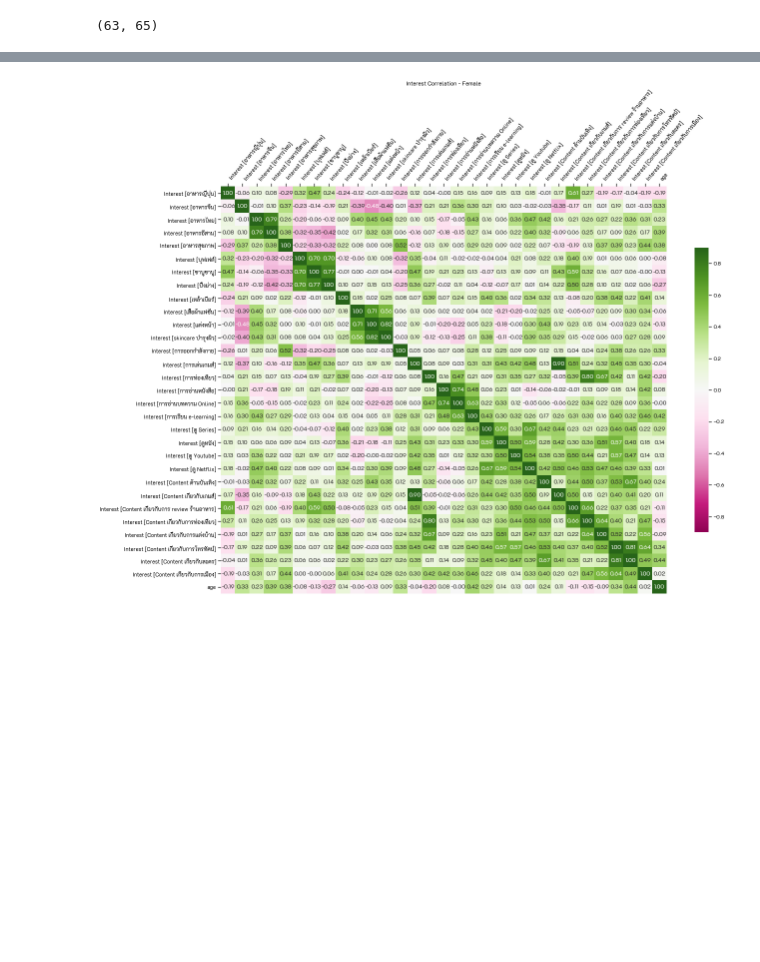
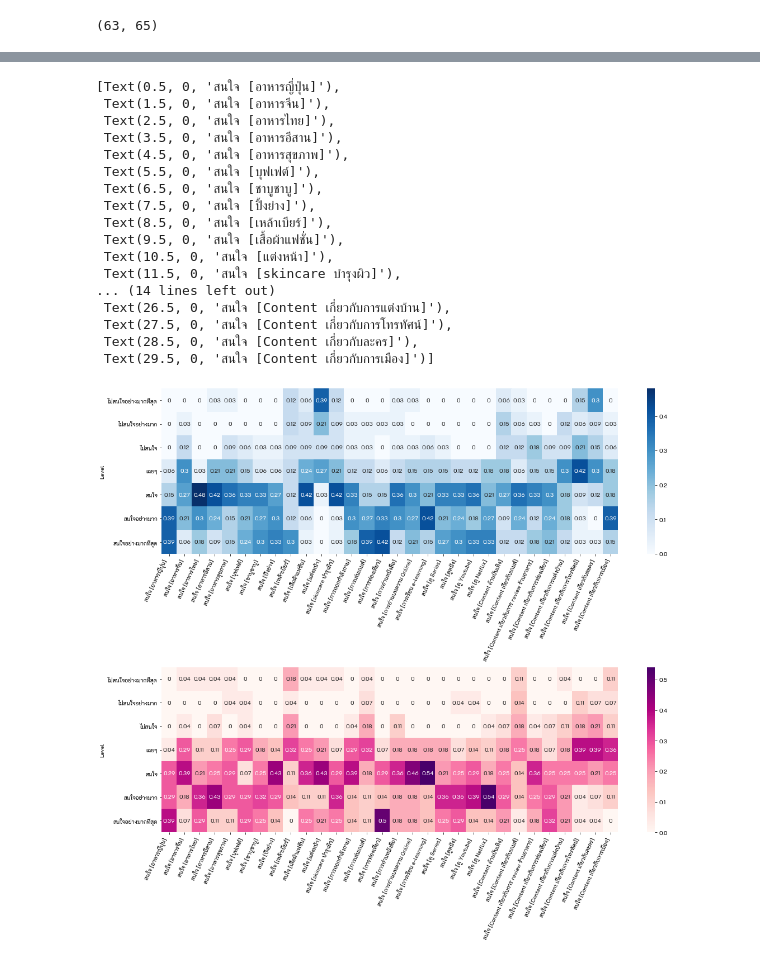
Before and after one commit to Udomsak-Putthasri/BADS7105-CRM-Analytics, a Jupyter notebook: Homework 01 - Analysis of Customer Behaviours/HW01_Costomer_Behaviors.ipynb, the cells around one changed output, grey strips where cells are left out. Cells and saved outputs as stored; diff of their text form; code cells hidden in the pictures; blank space fills up the shorter version.

```diff
--- a/Homework 01 - Analysis of Customer Behaviours/HW01_Costomer_Behaviors.ipynb
+++ b/Homework 01 - Analysis of Customer Behaviours/HW01_Costomer_Behaviors.ipynb
@@ -211,13 +94,58 @@ with sns.plotting_context("notebook", font_scale=.95):
-# %%
-
-with sns.plotting_context("notebook", font_scale=.95):
-    plt.figure(figsize=(20,15))
-    ax = sns.heatmap(intr_df[intr_df['gender']=='F'].corr(), cmap='PiYG', vmin=-.9, vmax=.9, annot=True, fmt='.2f', cbar_kws={"shrink":.70})
-    ax.xaxis.set_ticks_position('top')
-    ax.set_xticklabels(ax.get_xticklabels(), rotation=50, fontsize=11, ha='left')
-    ax.set_yticklabels(ax.get_yticklabels(), fontsize=11)
-    plt.title('Interest Correlation - Female')
-    plt.savefig('interest_corr_female.png', dpi=100)
-    plt.show()
-# %% [output]
-[figure, removed]
+# %%
+lst = list(df.columns.values)
+# %%
+#Interest
+#Overall
+alldf = df
+alldf = alldf[lst[:-35]]
+
+#Male
+mdf = df[df['gender']=='M']
+mdf = mdf[lst[:-35]]
+
+#Female
+fdf = df[df['gender']=='F']
+fdf = fdf[lst[:-35]]
+# %%
+def percent_interest (df):
+  dfnew = pd.DataFrame({'Level':intr_scale})
+  dfnew = dfnew.set_index('Level')
+  dfnew[lst[:-35]] = np.nan
+
+  for row in intr_scale:
+    for col in lst[:-35]:
+      dfnew.at[row, col] = round(np.sum(df[col]==row)/len(df),2)
+  return dfnew
+
+alldfPer = percent_interest(alldf)
+mdfPer = percent_interest(mdf)
+fdfPer = percent_interest(fdf)
+# %%
+plt.subplots(2,1, figsize=(16,14), tight_layout=True)
+
+plt.subplot(2,1,1)
+ax = sns.heatmap(mdfPer, annot=True, cmap = 'Blues')
+ax.set_xticklabels(ax.get_xticklabels(), rotation=65, ha='right')
+
+plt.subplot(2,1,2)
+ax = sns.heatmap(fdfPer, annot=True, cmap = 'RdPu')
+ax.set_xticklabels(ax.get_xticklabels(), rotation=65, ha='right')
+# %% [output]
+[Text(0.5, 0, 'สนใจ [อาหารญี่ปุ่น]'),
+ Text(1.5, 0, 'สนใจ [อาหารจึน]'),
+ Text(2.5, 0, 'สนใจ [อาหารไทย]'),
+ Text(3.5, 0, 'สนใจ [อาหารอีสาน]'),
+ Text(4.5, 0, 'สนใจ [อาหารสุขภาพ]'),
+ Text(5.5, 0, 'สนใจ [บุฟเฟต์]'),
+ Text(6.5, 0, 'สนใจ [ชาบูชาบู]'),
+ Text(7.5, 0, 'สนใจ [ปิ้งย่าง]'),
+ Text(8.5, 0, 'สนใจ [เหล้าเบียร์]'),
+ Text(9.5, 0, 'สนใจ [เสื้อผ้าแฟชั่น]'),
+ Text(10.5, 0, 'สนใจ [แต่งหน้า]'),
+ Text(11.5, 0, 'สนใจ [skincare บำรุงผิว]'),
+... (14 lines left out)
+ Text(26.5, 0, 'สนใจ [Content เกี่ยวกับการแต่งบ้าน]'),
+ Text(27.5, 0, 'สนใจ [Content เกี่ยวกับการโทรทัศน์]'),
+ Text(28.5, 0, 'สนใจ [Content เกี่ยวกับละคร]'),
+ Text(29.5, 0, 'สนใจ [Content เกี่ยวกับการเมือง]')]
+[figure, added]
```
Also changed, not shown: parts of 18 cells of this notebook.
